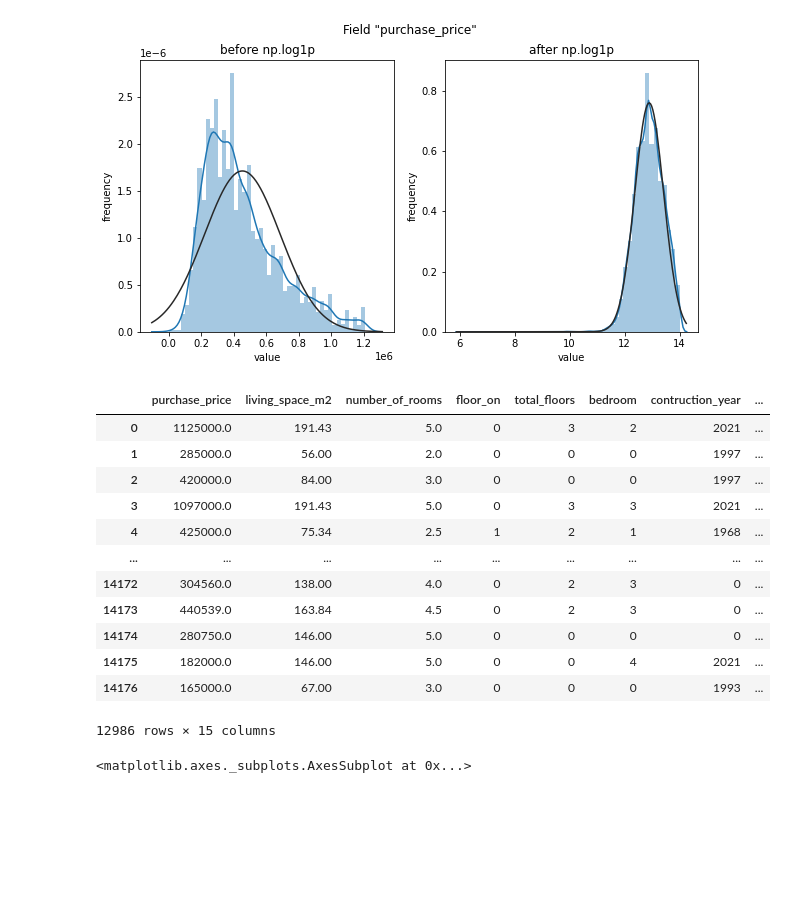
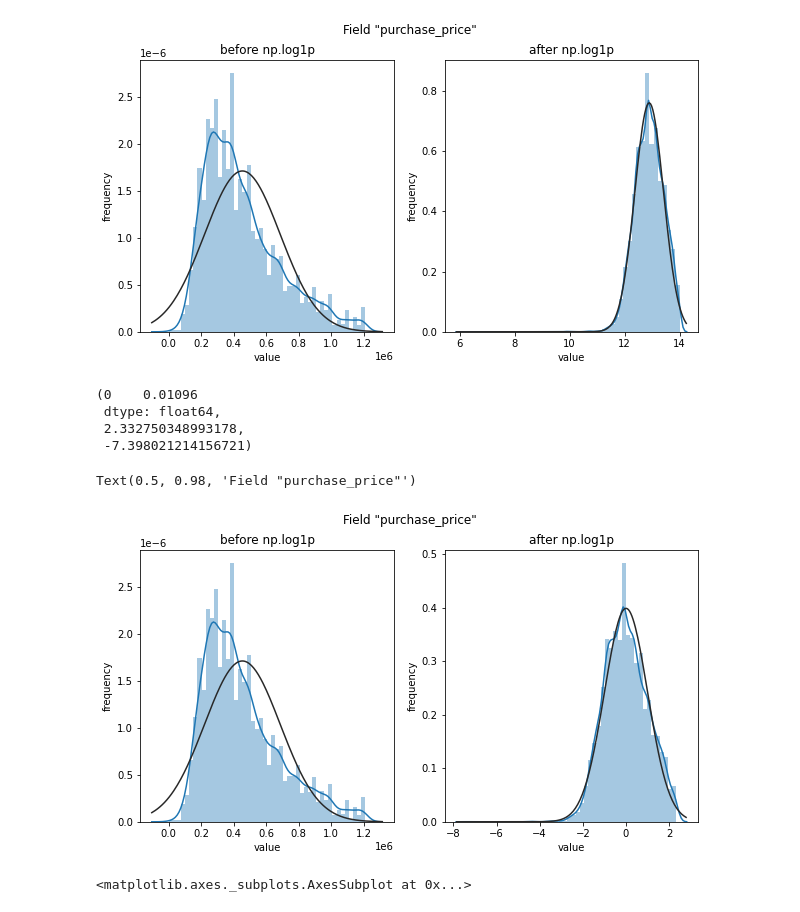
Before and after one commit to amruthanand1/Machine-Learning, a Jupyter notebook: work_on_this_amruth.ipynb, the cells around one changed output. Cells and saved outputs as stored; diff of their text form; code cells hidden in the pictures; blank space fills up the shorter version.

```diff
--- a/work_on_this_amruth.ipynb
+++ b/work_on_this_amruth.ipynb
@@ -5,7 +5,7 @@ import matplotlib.pyplot as plt
 import seaborn as sns
 from scipy import stats
 # %%
-data = pd.read_csv(r'C:\Users\admin\Desktop\berlin_final.csv', encoding = 'iso-8859-1')
+data = pd.read_csv(r'F:\amruth\berlin_final.csv', encoding = 'iso-8859-1')
 data.head()
 # %% [output]
 |  | purchase_price | living_space_m2 | number_of_rooms | floor_on | total_floors | bedroom | contruction_year | ... |
@@ -276,22 +274,29 @@ fig.suptitle('Field "{}"'.format('purchase_price'))
 # %% [output]
 Text(0.5, 0.98, 'Field "purchase_price"')
 [figure]
-# %%
-price_df
-# %% [output]
-|  | purchase_price | living_space_m2 | number_of_rooms | floor_on | total_floors | bedroom | contruction_year | ... |
-| 0 | 1125000.0 | 191.43 | 5.0 | 0 | 3 | 2 | 2021 | ... |
-| 1 | 285000.0 | 56.00 | 2.0 | 0 | 0 | 0 | 1997 | ... |
-| 2 | 420000.0 | 84.00 | 3.0 | 0 | 0 | 0 | 1997 | ... |
-| 3 | 1097000.0 | 191.43 | 5.0 | 0 | 3 | 3 | 2021 | ... |
-| 4 | 425000.0 | 75.34 | 2.5 | 1 | 2 | 1 | 1968 | ... |
-| ... | ... | ... | ... | ... | ... | ... | ... | ... |
-| 14172 | 304560.0 | 138.00 | 4.0 | 0 | 2 | 3 | 0 | ... |
-| 14173 | 440539.0 | 163.84 | 4.5 | 0 | 2 | 3 | 0 | ... |
-| 14174 | 280750.0 | 146.00 | 5.0 | 0 | 0 | 0 | 0 | ... |
-| 14175 | 182000.0 | 146.00 | 5.0 | 0 | 0 | 4 | 2021 | ... |
-| 14176 | 165000.0 | 67.00 | 3.0 | 0 | 0 | 0 | 1993 | ... |
-12986 rows × 15 columns
+# %%
+neg_skw = price_df['purchase_price']
+from sklearn.preprocessing import power_transform
+#pt = power_transformer()
+yeo = power_transform(pd.DataFrame(neg_skw), method = 'yeo-johnson')
+pd.DataFrame(yeo).skew(), yeo.max(), yeo.min()
+# %% [output]
+(0    0.01096
+ dtype: float64,
+ 2.332750348993178,
+ -7.398021214156721)
+# %%
+#price_df = df[df['purchase_price'] < max_not_outlier]
+#price_df = df[df['purchase_price'] > 120000.0]
+fig, (ax_before, ax_after) = plt.subplots(1, 2, figsize = (10, 5))
+sns.distplot(price_df['purchase_price'], fit = stats.norm, ax = ax_before)
+sns.distplot(yeo, ax = ax_after, fit = stats.norm)
+ax_before.set(title='before np.log1p', ylabel='frequency', xlabel='value')
+ax_after.set(title='after np.log1p', ylabel='frequency', xlabel='value')
+fig.suptitle('Field "{}"'.format('purchase_price'))
+# %% [output]
+Text(0.5, 0.98, 'Field "purchase_price"')
+[figure, added]
 # %%
 plt.figure(figsize=(12,5))
 sns.barplot(x='bedroom',y='purchase_price',data=price_df)
```
Also changed, not shown: parts of 1 cell of this notebook.
